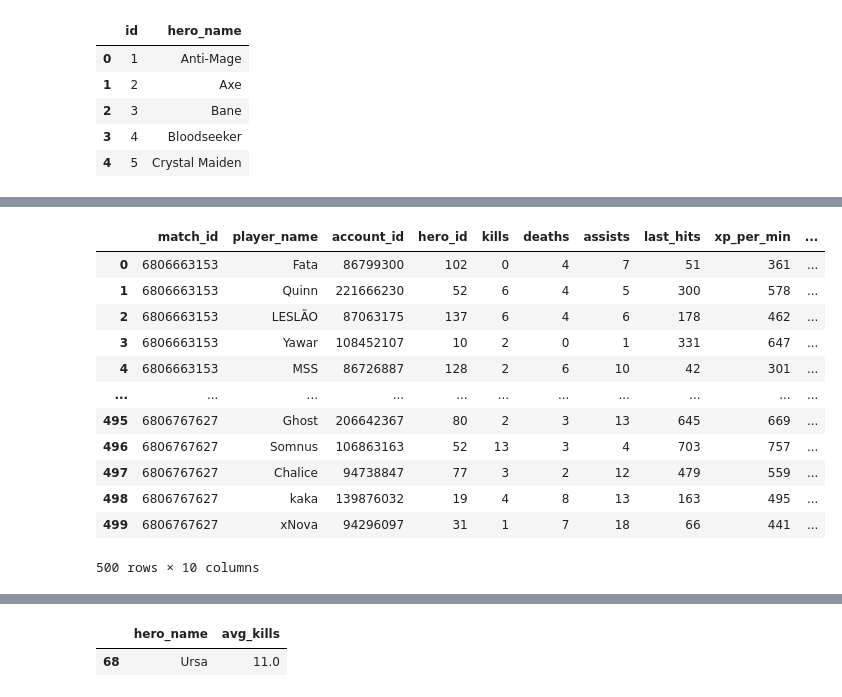
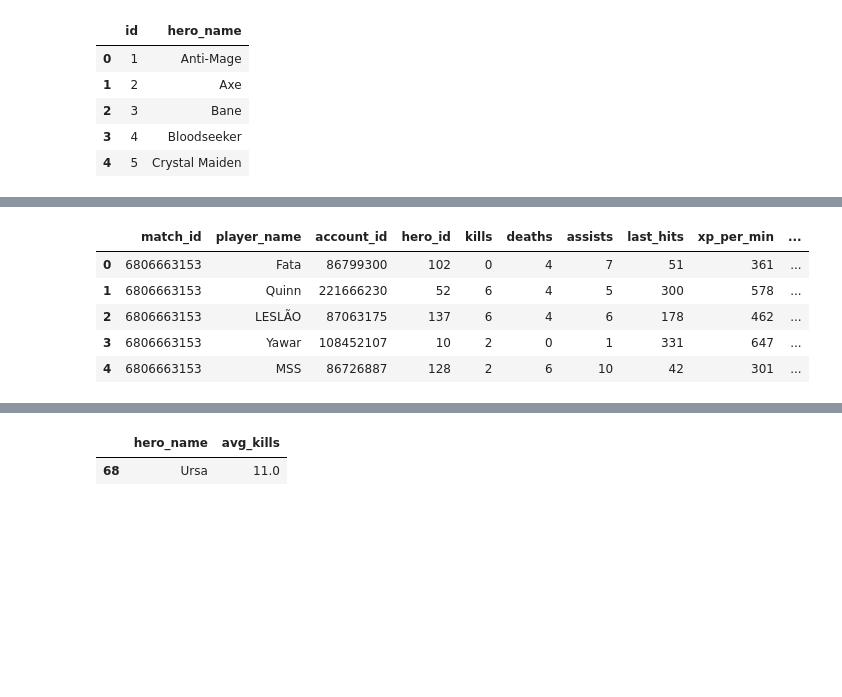
Before and after one commit to jerardalcao/ti11-predictions-tracker, a Jupyter notebook: ti11predictions.ipynb, the cells around one changed output, grey strips where cells are left out. Cells and saved outputs as stored; diff of their text form; code cells hidden in the pictures; blank space fills up the shorter version.

```diff
--- a/ti11predictions.ipynb
+++ b/ti11predictions.ipynb
@@ -83,36 +76,29 @@ heroes_df
 # %%
 players = matches_df.set_index('match_id').to_dict()['players']
 hero_stats = []
 for i in players:
     for j in players[i]:
         hero_stat = {}
         hero_stat['match_id'] = j['match_id']
         hero_stat['player_name'] = j['name']
         hero_stat['account_id'] = j['account_id']
         hero_stat['hero_id'] = j['hero_id']
         hero_stat['kills'] = j['kills']
         hero_stat['deaths'] = j['deaths']
         hero_stat['assists'] = j['assists']
         hero_stat['last_hits'] = j['last_hits']
         hero_stat['xp_per_min'] = j['xp_per_min']
         hero_stat['gold_per_min'] = j['gold_per_min']
         hero_stats.append(hero_stat)
 hero_stats_df = pd.DataFrame(hero_stats)
-hero_stats_df
+hero_stats_df.head()
 # %% [output]
 |  | match_id | player_name | account_id | hero_id | kills | deaths | assists | last_hits | xp_per_min | ... |
 | 0 | 6806663153 | Fata | 86799300 | 102 | 0 | 4 | 7 | 51 | 361 | ... |
 | 1 | 6806663153 | Quinn | 221666230 | 52 | 6 | 4 | 5 | 300 | 578 | ... |
 | 2 | 6806663153 | LESLÃO | 87063175 | 137 | 6 | 4 | 6 | 178 | 462 | ... |
 | 3 | 6806663153 | Yawar | 108452107 | 10 | 2 | 0 | 1 | 331 | 647 | ... |
 | 4 | 6806663153 | MSS | 86726887 | 128 | 2 | 6 | 10 | 42 | 301 | ... |
-| ... | ... | ... | ... | ... | ... | ... | ... | ... | ... | ... |
-| 495 | 6806767627 | Ghost | 206642367 | 80 | 2 | 3 | 13 | 645 | 669 | ... |
-| 496 | 6806767627 | Somnus | 106863163 | 52 | 13 | 3 | 4 | 703 | 757 | ... |
-| 497 | 6806767627 | Chalice | 94738847 | 77 | 3 | 2 | 12 | 479 | 559 | ... |
-| 498 | 6806767627 | kaka | 139876032 | 19 | 4 | 8 | 13 | 163 | 495 | ... |
-| 499 | 6806767627 | xNova | 94296097 | 31 | 1 | 7 | 18 | 66 | 441 | ... |
-500 rows × 10 columns
 # %%
 hero_avg_kills = hero_stats_df[['hero_id','kills']].groupby('hero_id').mean()
 hero_avg_kills = hero_avg_kills.to_dict()
```
Also changed, not shown: parts of 47 cells of this notebook, 8 other files.
